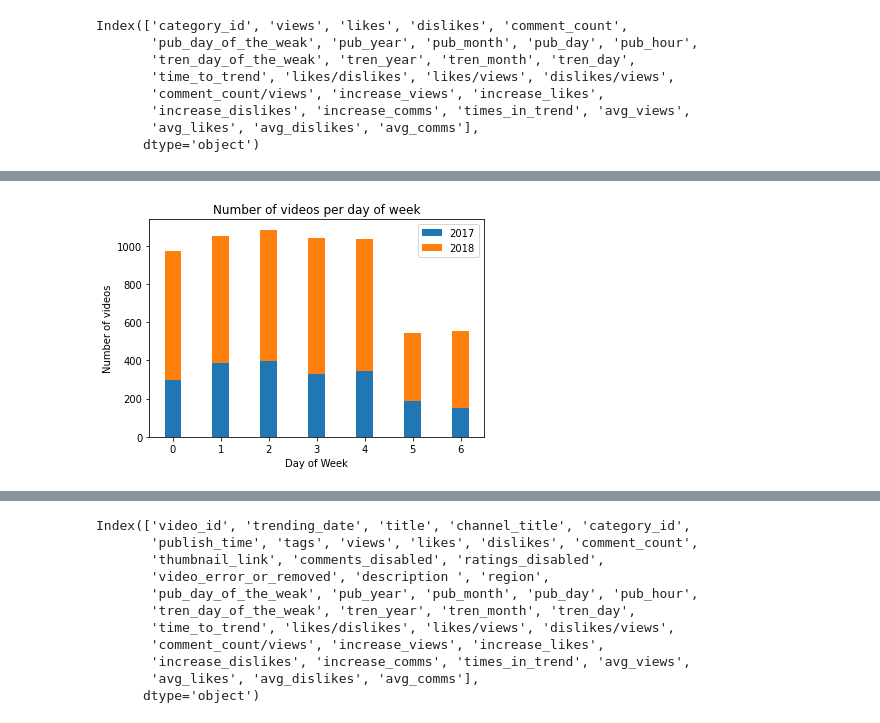
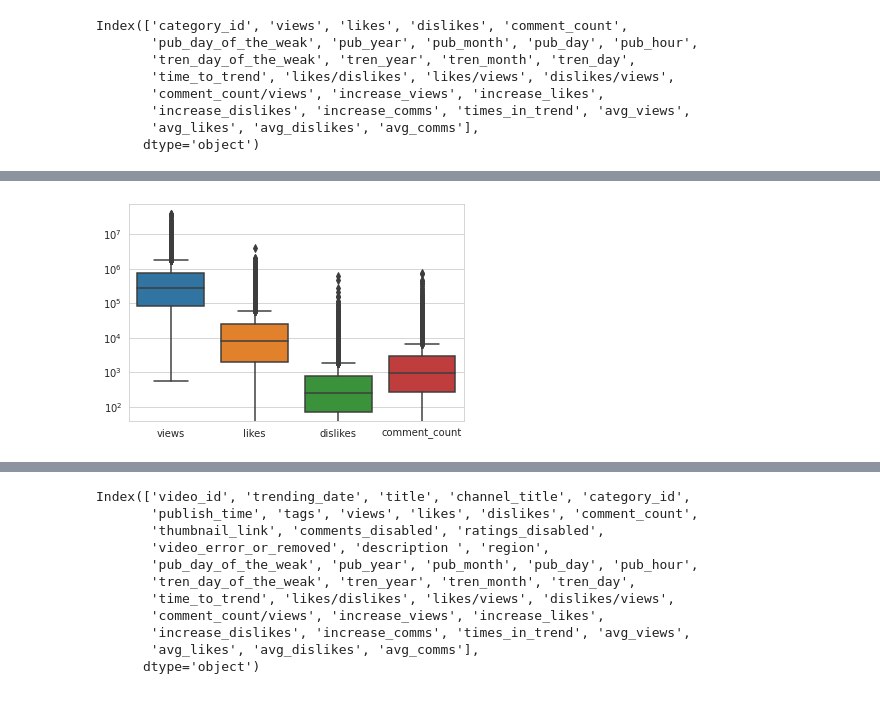
Before and after one commit to AdamKlejda/PED_YT, a Jupyter notebook: preProcessing.ipynb, the cells around one changed output, grey strips where cells are left out. Cells and saved outputs as stored; diff of their text form; code cells hidden in the pictures.

Commit message:
added new plots

```diff
--- a/preProcessing.ipynb
+++ b/preProcessing.ipynb
@@ -36,18 +24,56 @@ Index(['category_id', 'views', 'likes', 'dislikes', 'comment_count',
       dtype='object')
 # %%
 def describeAfter(df):
-    print("Begining of the timeline  {0}.{1}.{2}".format((int)(df["tren_day"].min()),(int)(df["tren_month"].min()),(int)(df["tren_year"].min())))
-    print("End of the timeline  {0}.{1}.{2}".format((int)(df["tren_day"].max()),(int)(df["tren_month"].max()),(int)(df["tren_year"].max())))
+
+    min_ = df[['views','likes','dislikes','comment_count']]
+
+    print("Begining of the timeline  {0}".format(df["tren_date"].min()))
+    print("End of the timeline  {0}".format(df["tren_date"].max()))
+
+    print("Begining of the pub timeline  {0}".format(df["pub_date"].min()))
+    print("End of the pub timeline  {0}".format(df["pub_date"].max()))
 
     print("\n\nDescription of most common stats for a video:\n")
     print(df.describe()[['views','likes','dislikes','comment_count']])
 
+    sns.set_style("whitegrid")
+    data = df[['views','likes','dislikes','comment_count']]
+    ax = sns.boxplot( data=data)
+    ax.set(yscale="log")
+    plt.show()
+
+
     print("\n\nDescription of most common stats proportions for a video:\n")
 #     print(df.describe()[['dislikes/likes','likes/views','dislikes/views','comment_count/views']])
+
+    sns.set_style("whitegrid")
+    data = df[['dislikes/likes','likes/views','dislikes/views','comment_count/views']]
+    ax = sns.boxplot( data=data)
+    ax.set(yscale="log")
+    plt.show()
+
+
+    print("\n Increase in stats after getting in to trending (only increase after first day)")
+
+    sns.set_style("whitegrid")
+    data = df[['increase_views','increase_likes','increase_dislikes','increase_comms']]
+    ax = sns.boxplot( data=data)
+    ax.set(yscale="log")
+    plt.show()
+
+
+
 
 #     Time since publication to first apearence in trending
     print("\n\nTime since publication until showing up on trending:\n")
     print(df.describe()[['time_to_trend']])
+
+    sns.set_style("whitegrid")
+    data = df[['time_to_trend']]
+    ax = sns.boxplot( data=data)
+    ax.set(yscale="log")
+    plt.show()
+
 
 #     bar plot  of pub_day_of_the_weak
 
@@ -56,29 +82,62 @@ def describeAfter(df):
     print("\n")
 
 #     Colors for year
+# TODO weak - week
     print("\n")
     data17 = df[df["tren_year"]==2017]['pub_day_of_the_weak'].value_counts(sort=False)[df["pub_day_of_the_weak"].unique()]
     data18 = df[df["tren_year"]==2018]['pub_day_of_the_weak'].value_counts(sort=False)[df["pub_day_of_the_weak"].unique()]
 
-    days = [0,6,4,5,3,1,2]
+    days = data17.keys()#[0,6,4,5,3,1,2]
 
     fig, ax = plt.subplots()
     ax.bar(days,data17,0.35,label="2017")
     ax.bar(days,data18,0.35,bottom=data17,label="2018")
     ax.set_xlabel ('Day of Week')
     ax.set_ylabel ('Number of videos')
-    plt.title("Number of videos per day of week")
+    plt.title("Number of videos per day of week (pub day)")
     ax.legend()
 
     plt.show()
 
     print("\n")
+    data17 = df[df["tren_year"]==2017]['tren_day_of_the_weak'].value_counts(sort=False)[df["tren_day_of_the_weak"].unique()]
+    data18 = df[df["tren_year"]==2018]['tren_day_of_the_weak'].value_counts(sort=False)[df["tren_day_of_the_weak"].unique()]
+
+    days = data17.keys()#[0,6,4,5,3,1,2]
+    print(data17)
+    print(data18)
+    print(days)
+
+    fig, ax = plt.subplots()
+    ax.bar(days,data17,0.35,label="2017")
+    ax.bar(days,data18,0.35,bottom=data17,label="2018")
+    ax.set_xlabel ('Day of Week')
+    ax.set_ylabel ('Number of videos')
+    plt.title("Number of videos per day of week (tren day)")
+    ax.legend()
+
+    plt.show()
+
+
+    print("\n")
+    fig, (ax1, ax2) = plt.subplots(ncols=2)
+    data = df['tren_month'].value_counts(sort=False).sort_index()
+#     print(data)
+    months = data.keys()
+    ax1.bar(months,data)
+    ax1.set_xlabel ('Month')
+    ax1.set_ylabel ('Number of videos')
+#     plt.title("Number of videos per month (first time trending date)")
+#     plt.show()
+
+    print("\n")
     data = df['pub_month'].value_counts(sort=False).sort_index()
-    months = [1,2,3,4,5,6,7,8,9,10,11,12]
-    plt.bar(months,data)
-    plt.xlabel ('Month')
-    plt.ylabel ('Number of videos')
-    plt.title("Number of videos per month")
+#     print(data)
+    months = data.keys()
+    ax2.bar(months,data)
+    ax2.set_xlabel ('Month')
+#     ax2.set_ylabel ('Number of videos')
+    plt.title("Number of videos per month left-first time trending date right-publication date")
     plt.show()
 
 
@@ -105 +164 @@ max    101151.596944
-[figure, old version]
+[figure, new version]
```
Also changed, not shown: parts of 4 cells of this notebook.
